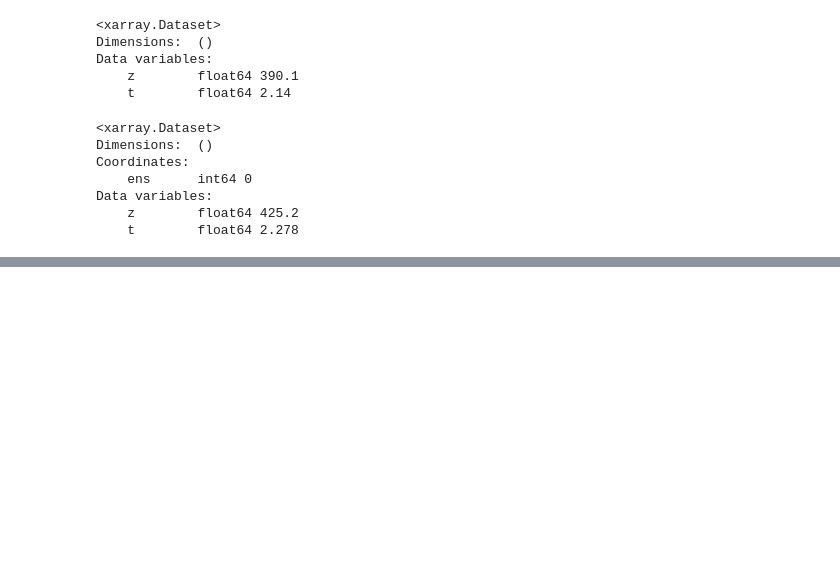
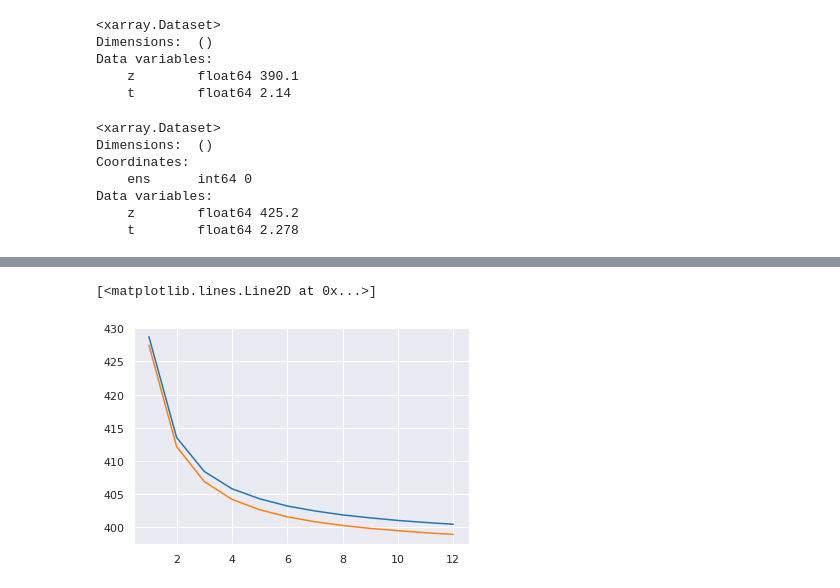
Before and after one commit to mc4117/ResNet_Weather, a Jupyter notebook: neural_notebooks/resnet/full_dataset_dr_72_more_data_9blocks.ipynb, the cells around one changed output, grey strips where cells are left out. Saved outputs shown, nothing was run; the diff lists cells and outputs as text; code cells hidden in the pictures; blank space fills up the shorter version.

```diff
--- a/neural_notebooks/resnet/full_dataset_dr_72_more_data_9blocks.ipynb
+++ b/neural_notebooks/resnet/full_dataset_dr_72_more_data_9blocks.ipynb
@@ -368,0 +497,6 @@ Data variables:
+# %%
+plt.plot([i +1 for i in range(len(ens_rmse_list_3))], [ens_rmse_list_3[i].z for i in range(len(ens_rmse_list_3))], label = '3')
+plt.plot([i +1 for i in range(len(ens_rmse_list_4))], [ens_rmse_list_4[i].z for i in range(len(ens_rmse_list_4))], label = '4')
+# %% [output]
+[<matplotlib.lines.Line2D at 0x...>]
+[figure, added]
```
Also changed, not shown: parts of 10 cells of this notebook, 22 other files.
